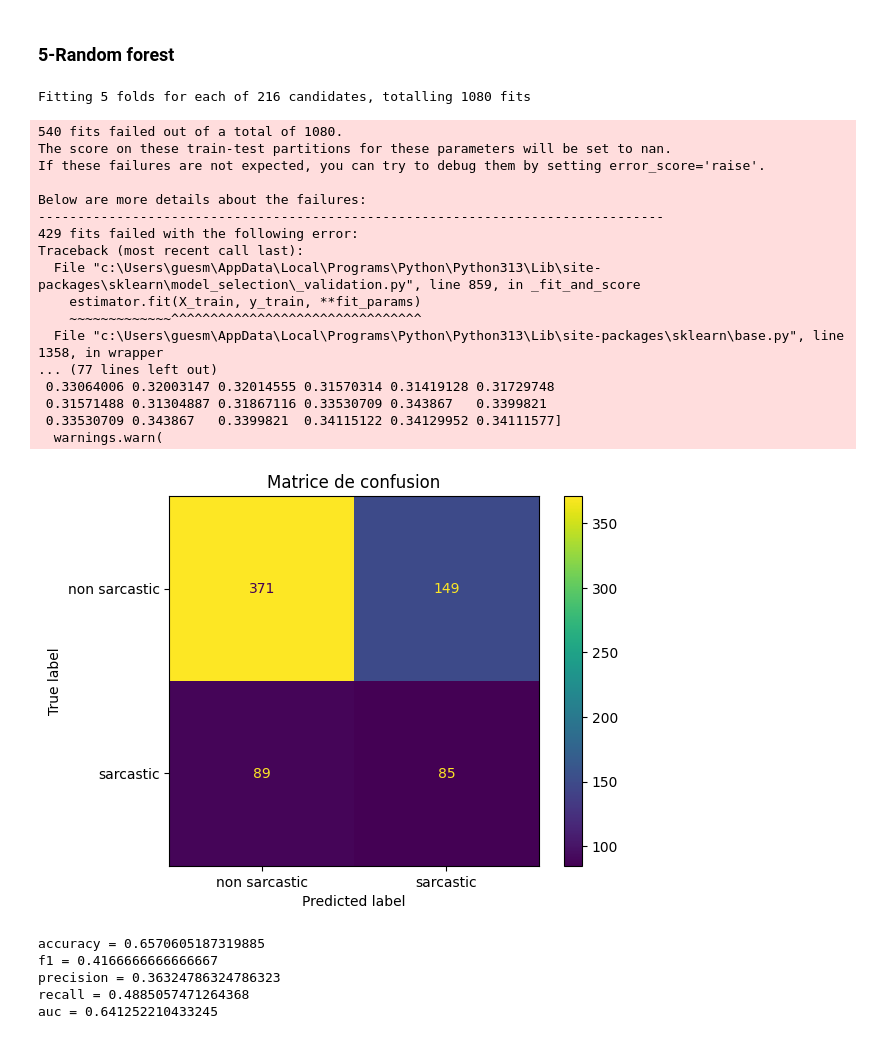
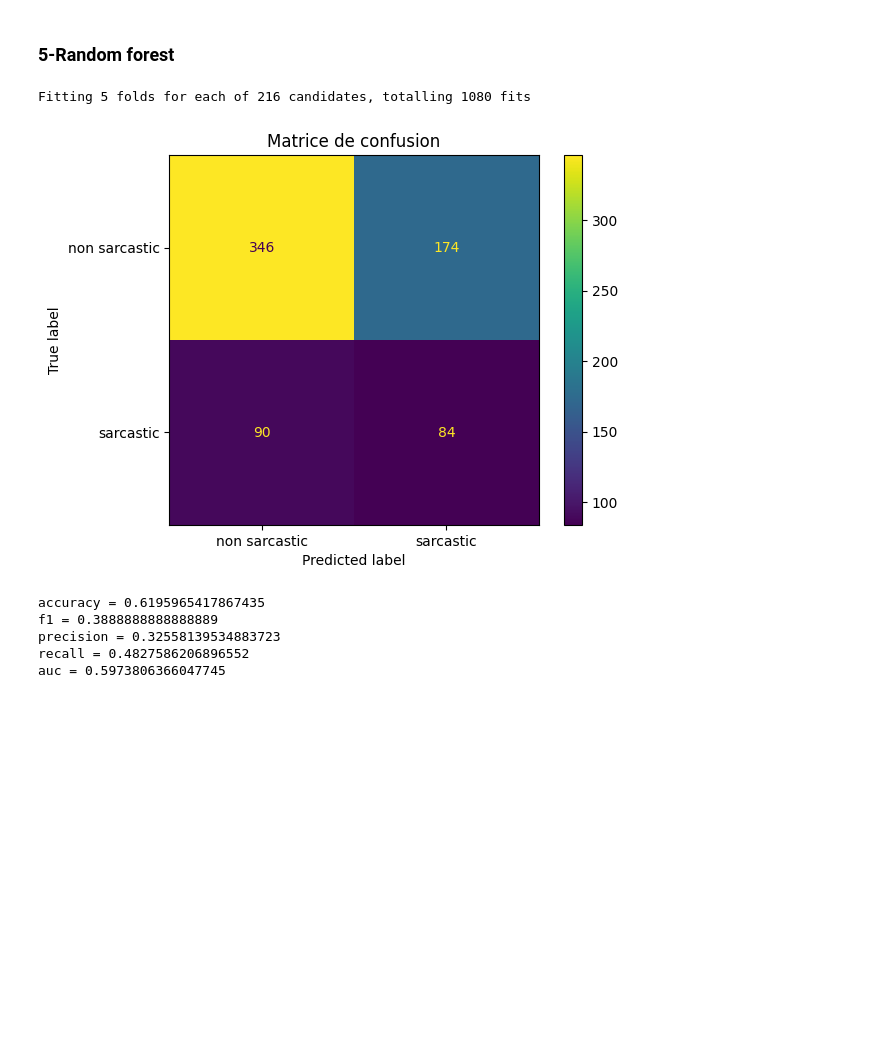
Before and after one commit to azizguesmi/Projet-Ml, a Jupyter notebook: PR.ipynb, the cells around one changed output. Cells and saved outputs as stored; diff of their text form; code cells hidden in the pictures; blank space fills up the shorter version.

```diff
--- a/PR.ipynb
+++ b/PR.ipynb
@@ -325,57 +323,41 @@ auc = 0.5000276304155614
 <h3>5-Random forest</h3>
 # %%
 from sklearn.ensemble import RandomForestClassifier
+from sklearn.model_selection import GridSearchCV
 
 rf = RandomForestClassifier(random_state=42, class_weight='balanced')
+
 param_grid = {
     'n_estimators': [50, 100, 200],
     'max_depth': [None, 5, 10, 20],
     'min_samples_split': [2, 5, 10],
     'min_samples_leaf': [1, 2, 4],
-    'max_features': ['auto', 'sqrt']
+    'max_features': ['sqrt', 'log2']   # fixed
 }
 
 grid_search = GridSearchCV(
     estimator=rf,
     param_grid=param_grid,
     cv=5,
     n_jobs=-1,
     verbose=2,
     scoring='f1'
 )
 
 grid_search.fit(X_train, y_train)
 
 mod = grid_search.best_estimator_
-
 eval_rf = training(X_train, X_test, y_train, y_test, mod)
 
 scores["Random_forest"] = eval_rf
 # %% [output]
 Fitting 5 folds for each of 216 candidates, totalling 1080 fits
+[figure, new version]
-540 fits failed out of a total of 1080.
-The score on these train-test partitions for these parameters will be set to nan.
-If these failures are not expected, you can try to debug them by setting error_score='raise'.
-
-Below are more details about the failures:
---------------------------------------------------------------------------------
-429 fits failed with the following error:
-Traceback (most recent call last):
-  File "c:\Users\guesm\AppData\Local\Programs\Python\Python313\Lib\site-packages\sklearn\model_selection\_validation.py", line 859, in _fit_and_score
-    estimator.fit(X_train, y_train, **fit_params)
-    ~~~~~~~~~~~~~^^^^^^^^^^^^^^^^^^^^^^^^^^^^^^^^
-  File "c:\Users\guesm\AppData\Local\Programs\Python\Python313\Lib\site-packages\sklearn\base.py", line 1358, in wrapper
-... (77 lines left out)
- 0.33064006 0.32003147 0.32014555 0.31570314 0.31419128 0.31729748
- 0.31571488 0.31304887 0.31867116 0.33530709 0.343867   0.3399821
- 0.33530709 0.343867   0.3399821  0.34115122 0.34129952 0.34111577]
-  warnings.warn(
+accuracy = 0.6195965417867435
+f1 = 0.3888888888888889
+precision = 0.32558139534883723
+recall = 0.4827586206896552
+auc = 0.5973806366047745
-[figure, old version]
-accuracy = 0.6570605187319885
-f1 = 0.4166666666666667
-precision = 0.36324786324786323
-recall = 0.4885057471264368
-auc = 0.641252210433245
 # %%
 sc = pd.DataFrame.from_dict(scores, orient='index')
 
```
Also changed, not shown: parts of 3 cells of this notebook, 2 other files.
